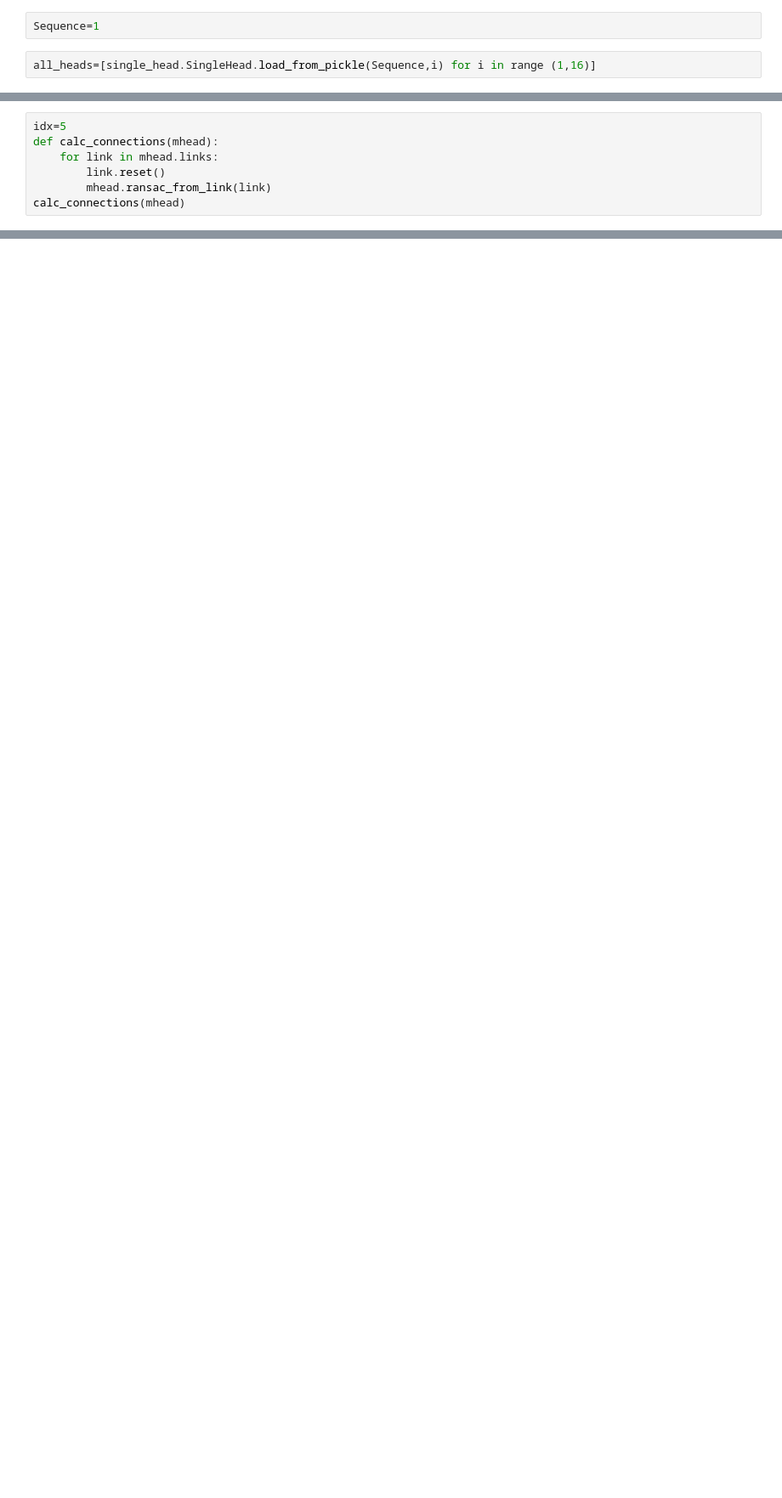
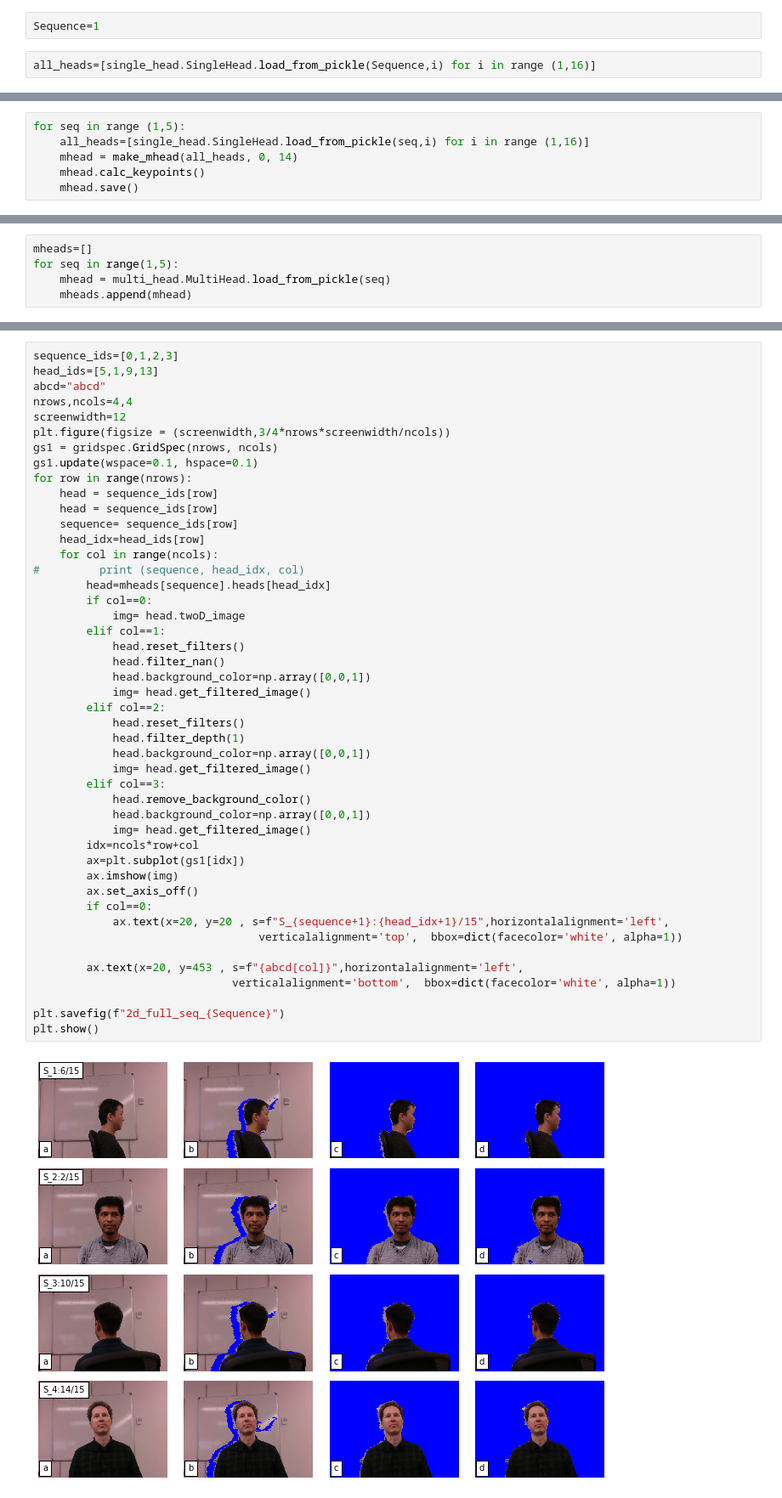
Before and after one commit to yichao-l/head_reconstruct, a Jupyter notebook: yichao-2dimage-test.ipynb, the cells around one changed output, grey strips where cells are left out. Shown at 85% size. Saved outputs shown, nothing was run; the diff lists cells and outputs as text; blank space fills up the shorter version.

```diff
--- a/yichao-2dimage-test.ipynb
+++ b/yichao-2dimage-test.ipynb
@@ -47,7 +46,6 @@ NameError: name 'SIFT_edgeThreshold' is not defined
-# %%
-idx=5
-def calc_connections(mhead):
-    for link in mhead.links:
-        link.reset()
-        mhead.ransac_from_link(link)
-calc_connections(mhead)
+# %%
+for seq in range (1,5):
+    all_heads=[single_head.SingleHead.load_from_pickle(seq,i) for i in range (1,16)]
+    mhead = make_mhead(all_heads, 0, 14)
+    mhead.calc_keypoints()
+    mhead.save()
@@ -54 +61,6 @@ calc_connections(mhead)
+# %%
+mheads=[]
+for seq in range(1,5):
+    mhead = multi_head.MultiHead.load_from_pickle(seq)
+    mheads.append(mhead)
 # %%
@@ -58,3 +68,51 @@ FileExistsError: pickled_head/mhead1.p could not be found, create pickled_head/m
+# %%
+sequence_ids=[0,1,2,3]
+head_ids=[5,1,9,13]
+abcd="abcd"
+nrows,ncols=4,4
+screenwidth=12
+plt.figure(figsize = (screenwidth,3/4*nrows*screenwidth/ncols))
+gs1 = gridspec.GridSpec(nrows, ncols)
+gs1.update(wspace=0.1, hspace=0.1)
+for row in range(nrows):
+    head = sequence_ids[row]
+    head = sequence_ids[row]
+    sequence= sequence_ids[row]
+    head_idx=head_ids[row]
+    for col in range(ncols):
+#         print (sequence, head_idx, col)
+        head=mheads[sequence].heads[head_idx]
+        if col==0:
+            img= head.twoD_image
+        elif col==1:
+            head.reset_filters()
+            head.filter_nan()
+            head.background_color=np.array([0,0,1])
+            img= head.get_filtered_image()
+        elif col==2:
+            head.reset_filters()
+            head.filter_depth(1)
+            head.background_color=np.array([0,0,1])
+            img= head.get_filtered_image()
+        elif col==3:
+            head.remove_background_color()
+            head.background_color=np.array([0,0,1])
+            img= head.get_filtered_image()
+        idx=ncols*row+col
+        ax=plt.subplot(gs1[idx])
+        ax.imshow(img)
+        ax.set_axis_off()
+        if col==0:
+            ax.text(x=20, y=20 , s=f"S_{sequence+1}:{head_idx+1}/15",horizontalalignment='left',
+                                  verticalalignment='top',  bbox=dict(facecolor='white', alpha=1))
+
+        ax.text(x=20, y=453 , s=f"{abcd[col]}",horizontalalignment='left',
+                              verticalalignment='bottom',  bbox=dict(facecolor='white', alpha=1))
+
+plt.savefig(f"2d_full_seq_{Sequence}")
+plt.show()
+# %% [output]
+[figure, added]
 # %%
 nrows,ncols=3,2
 screenwidth=12
```
Also changed, not shown: parts of 5 cells of this notebook, 3 other files.
